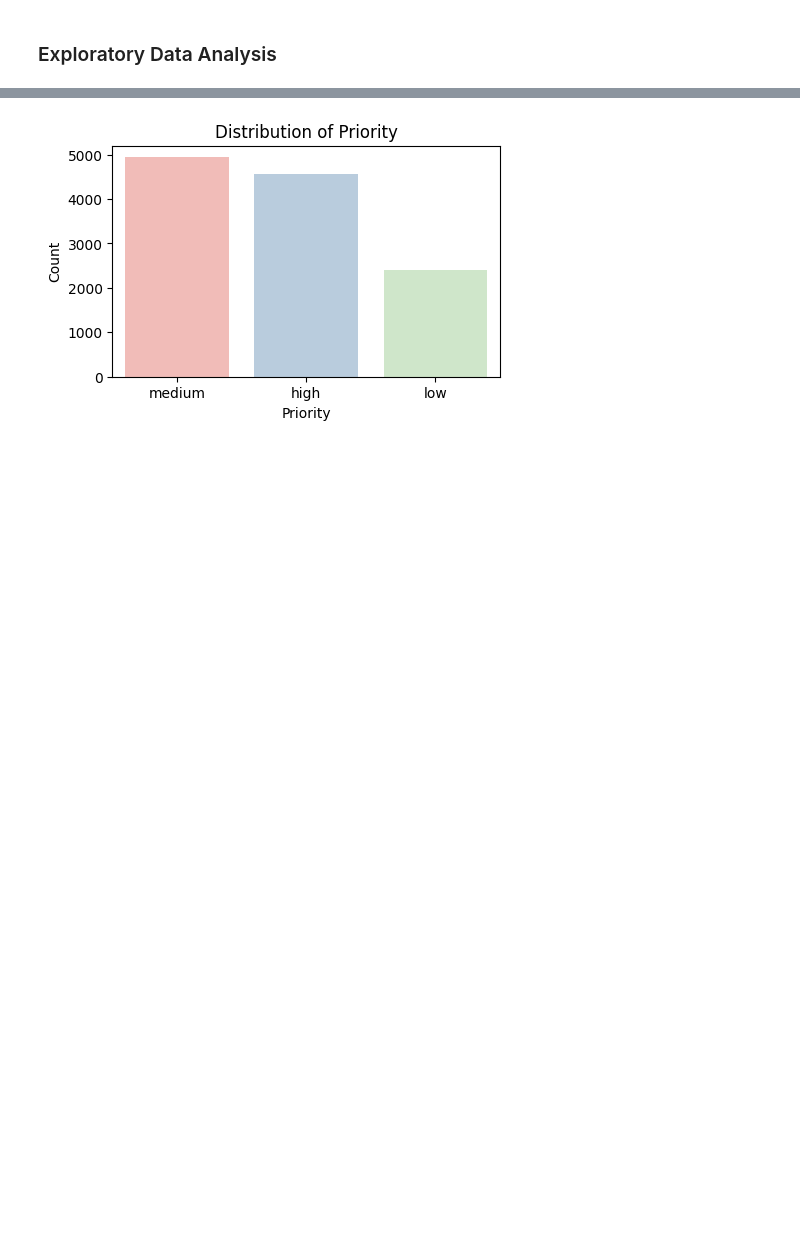
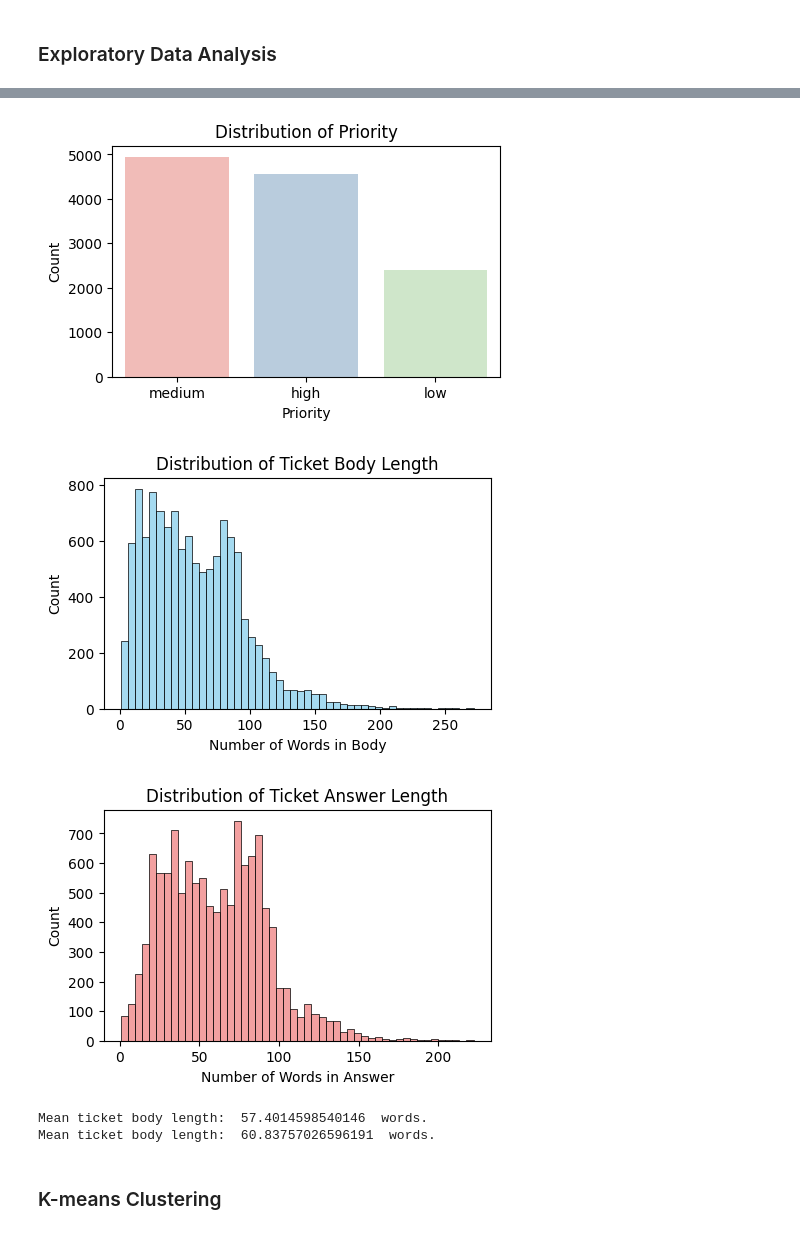
Before and after one commit to JRCockrum/csci4022-final-project, a Jupyter notebook: main.ipynb, the cells around one changed output, grey strips where cells are left out. Drawn from its saved outputs; the diff is of its cells as text; code cells hidden in the pictures; blank space fills up the shorter version.

```diff
--- a/main.ipynb
+++ b/main.ipynb
@@ -97,6 +97,8 @@ df.head()
 | 5 | Concerns About Securing Medical D... | Inquiring about best practices fo... | Thank you for your concern regard... | Request | Technical Support | medium | Feature IT Product Security Tech ... | inquiring about best practices fo... | thank you for your concern regard... |
 | 7 | Problem with Integration | The integration stopped working u... | I will look into the problem and ... | Problem | IT Support | high | Bug Documentation Integration Out... | the integration stopped working u... | i will look into the problem and ... |
 # %%
+df = df.dropna(subset=['body', 'answer','body_stripped','answer_stripped'])
+df['subject'] = df['subject'].fillna('none')
 df.info()
 # %% [output]
 <class 'pandas.core.frame.DataFrame'>
@@ -118,28 +120,59 @@ memory usage: 931.5+ KB
 # %% [markdown]
 ### Exploratory Data Analysis
 # %%
+# Plot distribution of Type column
 plt.figure(figsize=(5, 3))
 sns.countplot(x='type', data=df,palette='Pastel1',hue='type')
 plt.title('Distribution of Type')
 plt.xlabel('Type')
 plt.ylabel('Count')
 plt.show()
 
+# Plot distribution of Queue column
 plt.figure(figsize=(7, 3))
 sns.countplot(x='queue', data=df, hue='queue',palette='Pastel1')
 plt.title('Distribution of Queue')
 plt.xlabel('Queue')
 plt.ylabel('Count')
 plt.xticks(rotation=45)
 plt.show()
 
+# Plot distribution of Priority column
 plt.figure(figsize=(5, 3))
 sns.countplot(x='priority', data=df, palette='Pastel1',hue='priority')
 plt.title('Distribution of Priority')
 plt.xlabel('Priority')
 plt.ylabel('Count')
 plt.show()
+
+
+# Plot distribution of body length
+plt.figure(figsize=(5, 3))
+sns.histplot(df['body'].str.split().apply(len), bins=50, color='skyblue')
+plt.title('Distribution of Ticket Body Length')
+plt.xlabel('Number of Words in Body')
+plt.ylabel('Count')
+plt.show()
+
+# Plot distribution of answer length
+plt.figure(figsize=(5, 3))
+sns.histplot(df['answer'].str.split().apply(len), bins=50, color='lightcoral')
+plt.title('Distribution of Ticket Answer Length')
+plt.xlabel('Number of Words in Answer')
+plt.ylabel('Count')
+plt.show()
 # %% [output]
 [figure]
 [figure]
 [figure]
+[figure, added]
+[figure, added]
+# %%
+#Print mean of Answer and Body length
+print("Mean ticket body length: ", df['body'].str.split().apply(len).mean(), " words.")
+print("Mean ticket body length: ", df['answer'].str.split().apply(len).mean(), " words.")
+# %% [output]
+Mean ticket body length:  57.4014598540146  words.
+Mean ticket body length:  60.83757026596191  words.
+# %% [markdown]
+### K-means Clustering
```
Also changed, not shown: parts of 1 cell of this notebook.
